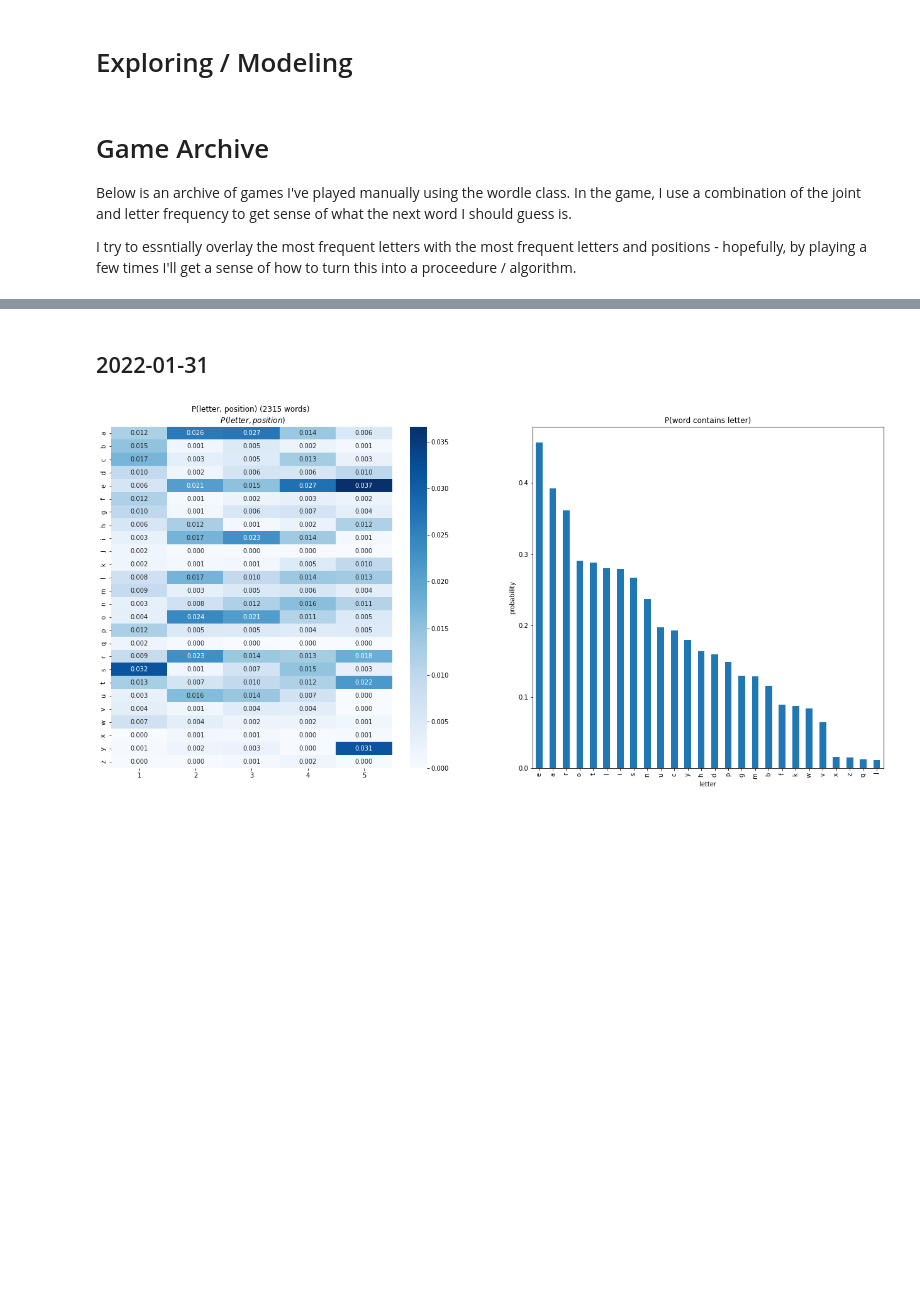
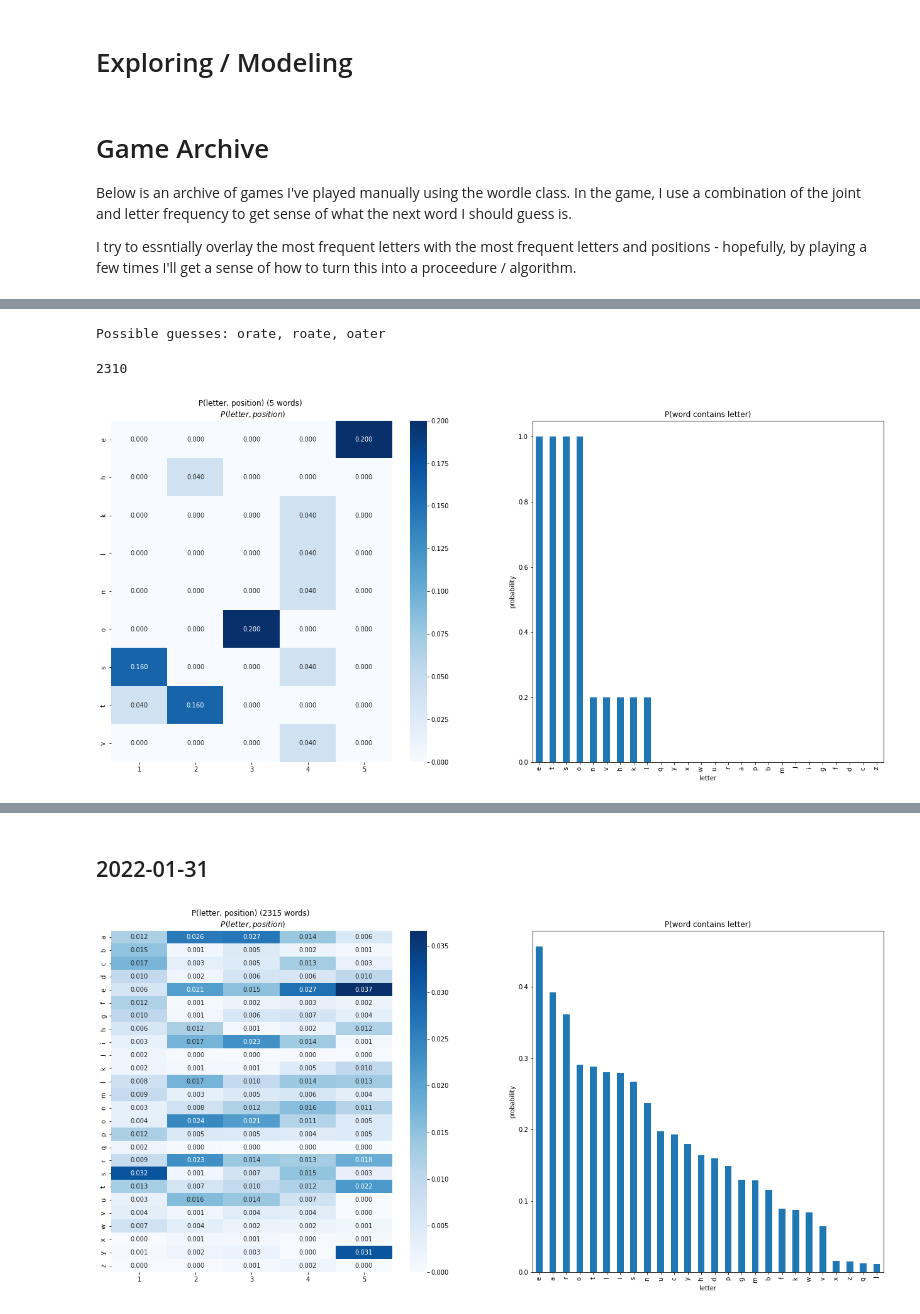
Before and after one commit to Jollyhrothgar/wordle, a Jupyter notebook: Wordle_Solver_V3.ipynb, the cells around one changed output, grey strips where cells are left out. Cells and saved outputs as stored; diff of their text form; code cells hidden in the pictures; blank space fills up the shorter version.

```diff
--- a/Wordle_Solver_V3.ipynb
+++ b/Wordle_Solver_V3.ipynb
@@ -173,8 +173,8 @@ class Wordle(object):
     )
 
   @staticmethod
-  def hint_transform(result):
-    """transform a result so that we view it's letters, mapped to positions
+  def hint_transform(hint):
+    """transform a hint so that we view it's letters, mapped to positions
     and statusess.
 
     hint = {
@@ -189,7 +189,7 @@ class Wordle(object):
     """
     out = {}
 
-    for k, v in result.items():
+    for k, v in hint.items():
       if v[0] not in out:
         out[v[0]] = [v[1]]
       else:
@@ -315,6 +315,20 @@ class Wordle(object):
           self.knowledge[k] = v
 
     return pre_filter_size - post_filter_size
+
+  def play_game(self, n_rounds=None):
+    status = 'lose'
+    print("Welcome to pyWordle!")
+
+    while True:
+      try:
+
+        display()
+        clear_output(wait=True)
+
+
+      except KeyboardInterrupt:
+        print(f"Game over, you {status}!")
 # %% [markdown]
 # Exploring / Modeling
 # %%
@@ -350,0 +399,3 @@ I try to essntially overlay the most frequent letters with the most frequent let
+# %%
+w = Wordle(a_list, g_list, secret_word=None)
+w.show_statistics()
@@ -350,0 +404,44 @@ I try to essntially overlay the most frequent letters with the most frequent let
+# %%
+# Top 5 letters according to word frequency
+top_5 = (
+  w.letter_probability.loc[
+    w.letter_probability < 1.0
+  ]
+  .sort_values(ascending=False)
+  [:5]
+)
+
+# print(top_5)
+
+print(
+  'Possible guesses:',
+  ', '.join(
+    (
+      w.g_list.loc[
+          w.g_list['word'].str.contains('e')
+        & w.g_list['word'].str.contains('a')
+        & w.g_list['word'].str.contains('r')
+        & w.g_list['word'].str.contains('o')
+        & w.g_list['word'].str.contains('t')
+      ]
+    )['word'].values
+  )
+)
+# %% [output]
+Possible guesses: orate, roate, oater
+# %%
+# guessed orate
+hint = {
+    '1': ('o', 'present'),
+    '2': ('r', 'absent'),
+    '3': ('a', 'absent'),
+    '4': ('t', 'present'),
+    '5': ('e', 'correct'),
+}
+w.filter_with_hint(hint, apply=True)
+# %% [output]
+2310
+# %%
+w.show_statistics()
+# %% [output]
+[figure, added]
```
Also changed, not shown: parts of 11 cells of this notebook.
